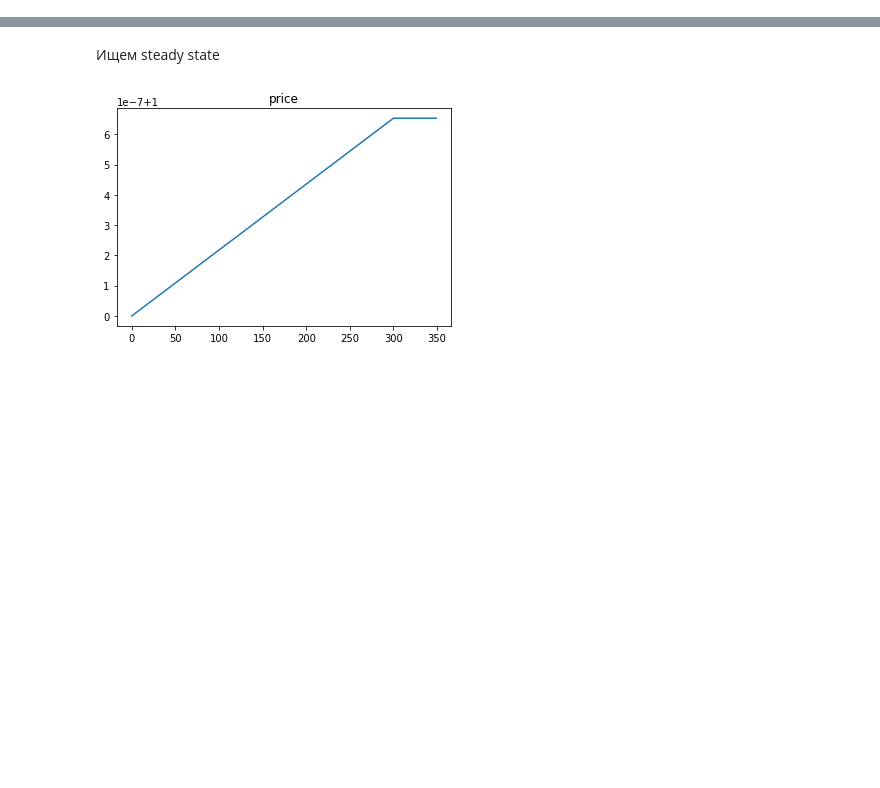
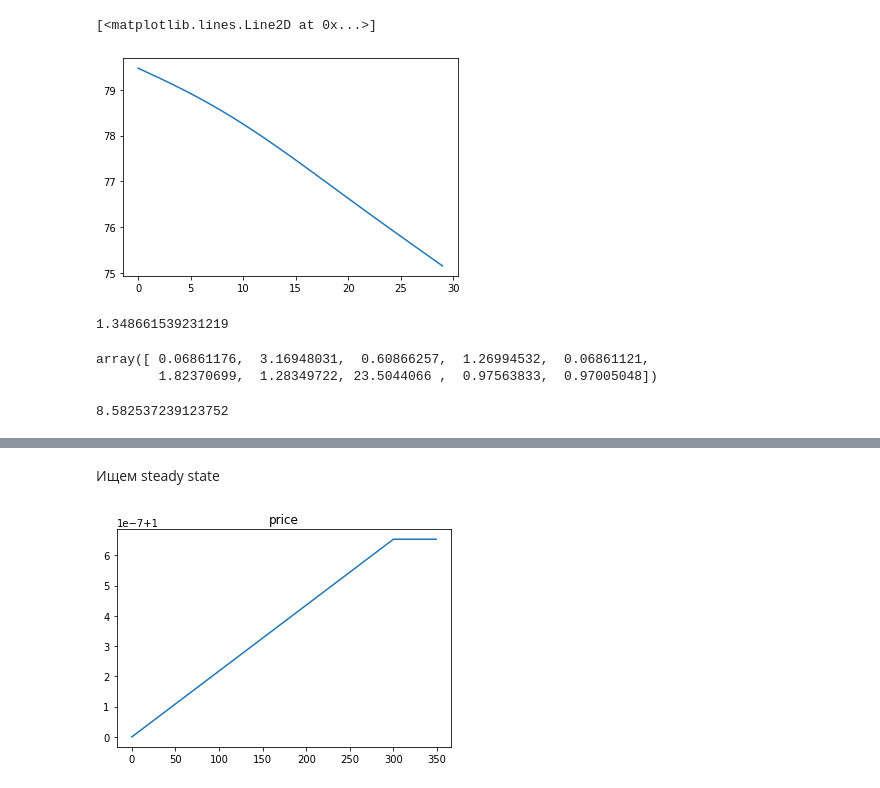
Before and after one commit to mkhlgrv/olg, a Jupyter notebook: steady_state.ipynb, the cells around one changed output, grey strips where cells are left out. Drawn from its saved outputs; the diff is of its cells as text; code cells hidden in the pictures; blank space fills up the shorter version.

```diff
--- a/steady_state.ipynb
+++ b/steady_state.ipynb
@@ -710,0 +159,26 @@ olg = OLG_model(G=n_generations,T=300,N=N,epsilon=epsilon, rho=rho, sigma = sigm
+# %%
+plt.plot(olg.Labor[120:150])
+# %% [output]
+[<matplotlib.lines.Line2D at 0x...>]
+[figure, added]
+# %%
+olg.lmbda_to_price[1,249]
+# %% [output]
+1.348661539231219
+# %%
+t=249
+0.5*np.array([olg.i[0,t+1],olg.k[0,t+2],olg.L_share[0,t+1],\
+            olg.lmbda_to_price[0,t+1], olg.i[1,t+1],olg.k[1,t+2],\
+            olg.lmbda_to_price[1,t+1],\
+            olg.w[t+1], olg.price_N[t+1], olg.price[t+1]])+\
+            0.5*np.array([olg.i[0,t],olg.k[0,t+1],olg.L_share[0,t],\
+            olg.lmbda_to_price[0,t], olg.i[1,t],olg.k[1,t+1],\
+            olg.lmbda_to_price[1,t],\
+            olg.w[t], olg.price_N[t], olg.price[t]])
+# %% [output]
+array([ 0.06861176,  3.16948031,  0.60866257,  1.26994532,  0.06861121,
+        1.82370699,  1.28349722, 23.5044066 ,  0.97563833,  0.97005048])
+# %%
+olg.w[148]
+# %% [output]
+8.582537239123752
```
Also changed, not shown: parts of 60 cells of this notebook, 3 other files.
